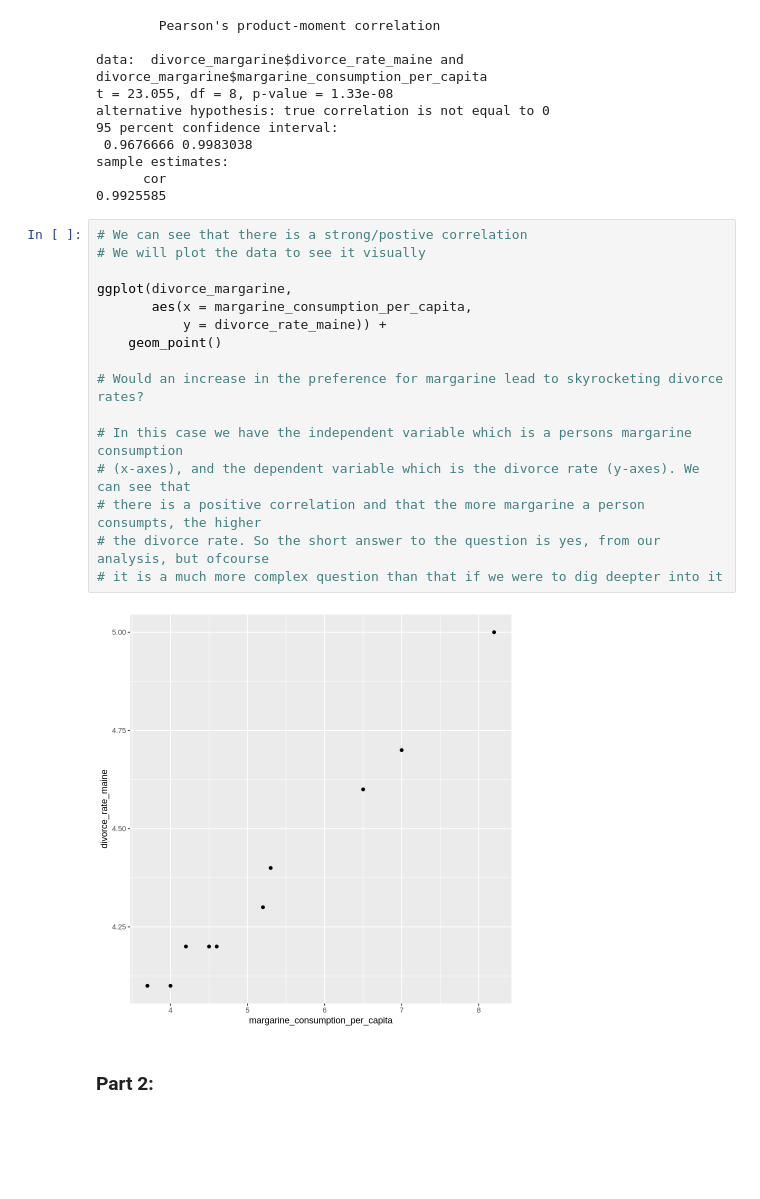
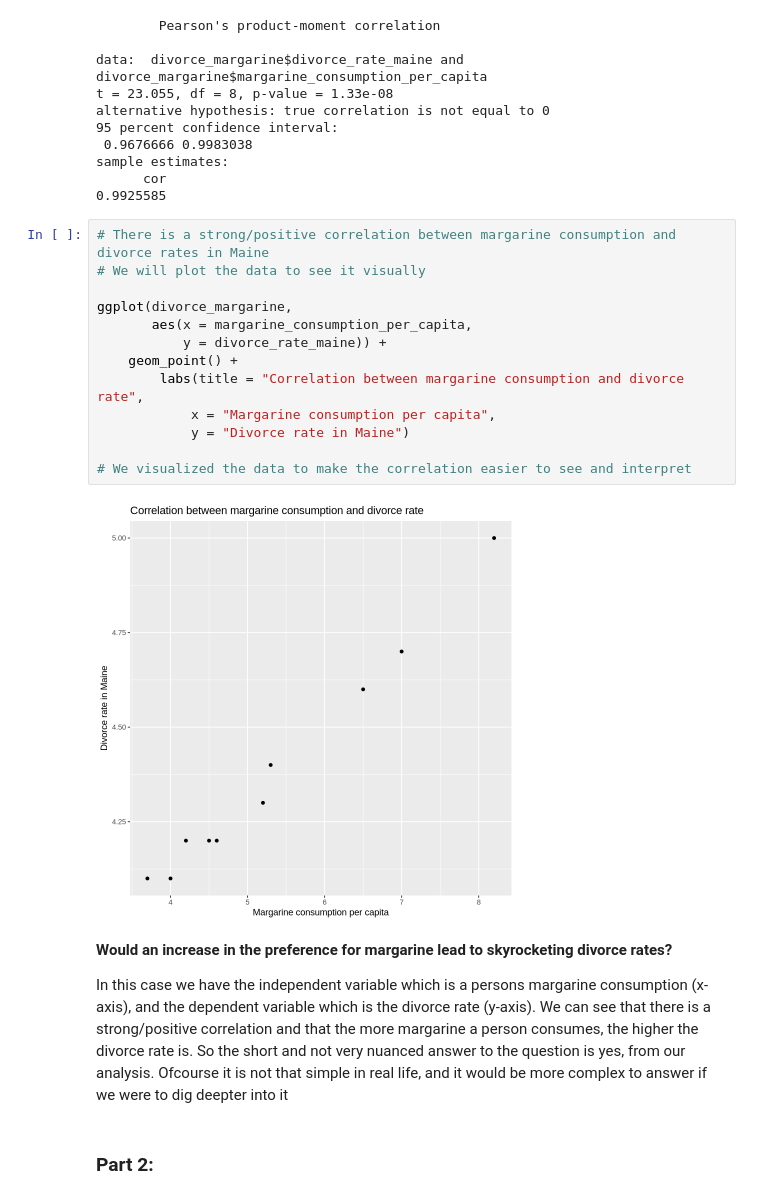
Before and after one commit to JosephineKianna25/CulturalDataScience, a Jupyter notebook: PortfolioTwo.ipynb, the cells around one changed output. Saved outputs shown, nothing was run; the diff lists cells and outputs as text; blank space fills up the shorter version.

```diff
--- a/PortfolioTwo.ipynb
+++ b/PortfolioTwo.ipynb
@@ -64,23 +66,28 @@ sample estimates:
       cor
 0.9925585
 # %%
-# We can see that there is a strong/postive correlation
+# There is a strong/positive correlation between margarine consumption and divorce rates in Maine
 # We will plot the data to see it visually
 
 ggplot(divorce_margarine,
        aes(x = margarine_consumption_per_capita,
            y = divorce_rate_maine)) +
-    geom_point()
+    geom_point() +
+        labs(title = "Correlation between margarine consumption and divorce rate",
+            x = "Margarine consumption per capita",
+            y = "Divorce rate in Maine")
 
-# Would an increase in the preference for margarine lead to skyrocketing divorce rates?
-
-# In this case we have the independent variable which is a persons margarine consumption
-# (x-axes), and the dependent variable which is the divorce rate (y-axes). We can see that
-# there is a positive correlation and that the more margarine a person consumpts, the higher
-# the divorce rate. So the short answer to the question is yes, from our analysis, but ofcourse
-# it is a much more complex question than that if we were to dig deepter into it
+# We visualized the data to make the correlation easier to see and interpret
 # %% [output]
-[figure, old version]
+[figure, new version]
+# %% [markdown]
+**Would an increase in the preference for margarine lead to skyrocketing divorce rates?**
+
+In this case we have the independent variable which is a persons margarine consumption
+(x-axis), and the dependent variable which is the divorce rate (y-axis). We can see that
+there is a strong/positive correlation and that the more margarine a person consumes, the higher
+the divorce rate is. So the short and not very nuanced answer to the question is yes, from our analysis. Ofcourse it is
+not that simple in real life, and it would be more complex to answer if we were to dig deepter into it
 # %% [markdown]
 ### Part 2:
 # %% [markdown]
```
Also changed, not shown: parts of 10 cells of this notebook.
